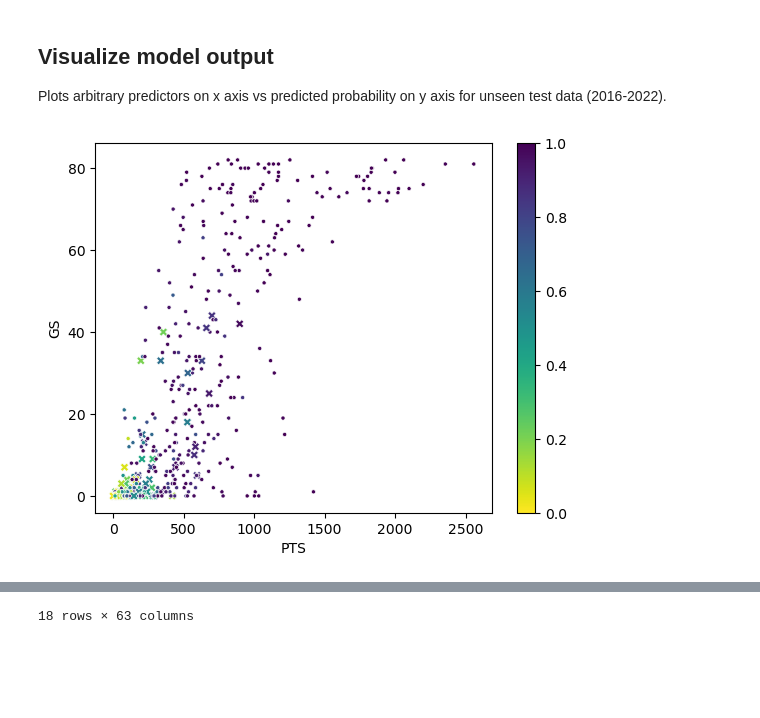
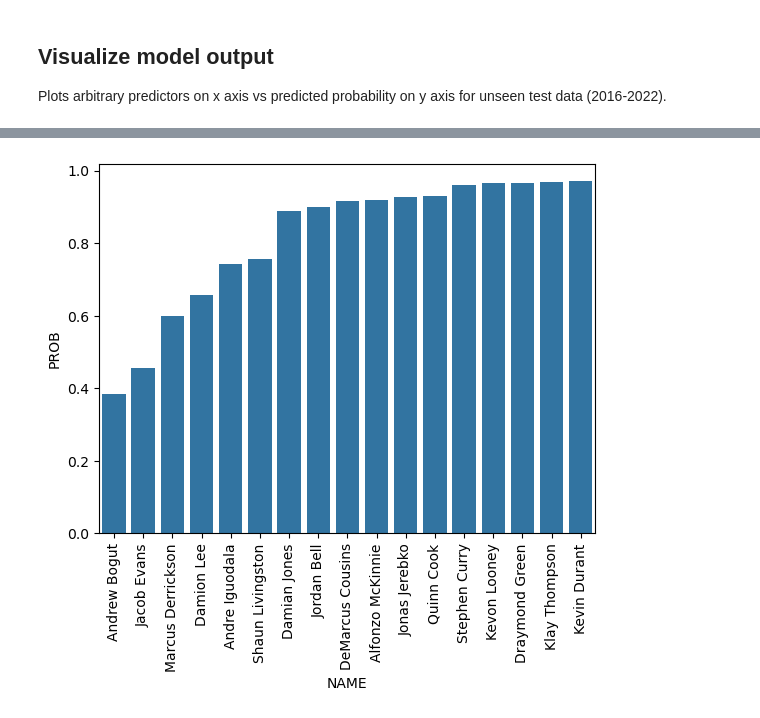
Before and after one commit to aapandy2/predicting_nba_player_retention, a Jupyter notebook: 5_FuturePredictions.ipynb, the cells around one changed output, grey strips where cells are left out. Drawn from its saved outputs; the diff is of its cells as text; code cells hidden in the pictures; blank space fills up the shorter version.

```diff
--- a/5_FuturePredictions.ipynb
+++ b/5_FuturePredictions.ipynb
@@ -97,4 +77,0 @@ def visualize_test(x, y, year):
-# %%
-visualize_test("PTS", "GS", 2016)
-# %% [output]
-[figure, removed]
@@ -120,7 +78,20 @@ def visualize_prob(x, y, year):
 # %%
-df["TEAMS_AS_LIST"] = df.apply(lambda x: eval(x.TEAMS_LIST), axis=1)
+#convert teams list from strings to actual lists
+df_scaled["TEAMS_AS_LIST"] = df_scaled.apply(lambda x: eval(x.TEAMS_LIST), axis=1)
+#explode out teams
+df_scaled_exploded = df_scaled.explode("TEAMS_AS_LIST", ignore_index=True)
 # %%
-df_exploded = df.explode("TEAMS_AS_LIST", ignore_index=True)
+def plot_bar_team_season(team, season):
+    df_temp = df_scaled_exploded.loc[(df_scaled_exploded.TEAMS_AS_LIST == team) & (df_scaled_exploded.SEASON_START == season)].copy()
+
+    df_temp["PROB"] = model_cal.predict_proba(df_temp[features])[:, 1]
+
+    sns.barplot(data=df_temp.sort_values("PROB"), x="NAME", y="PROB")
+    plt.xticks(rotation='vertical')
+
+    plt.show()
+
+    return None
 # %%
-df_exploded.loc[(df_exploded.TEAMS_AS_LIST == "CHI") & (df_exploded.SEASON_START == 2023)]
+plot_bar_team_season("GSW", 2018)
 # %% [output]
@@ -144 +98 @@ df_exploded.loc[(df_exploded.TEAMS_AS_LIST == "CHI") & (df_exploded.SEASON_START
-18 rows × 63 columns
+[figure, added]
```
Also changed, not shown: parts of 8 cells of this notebook.
